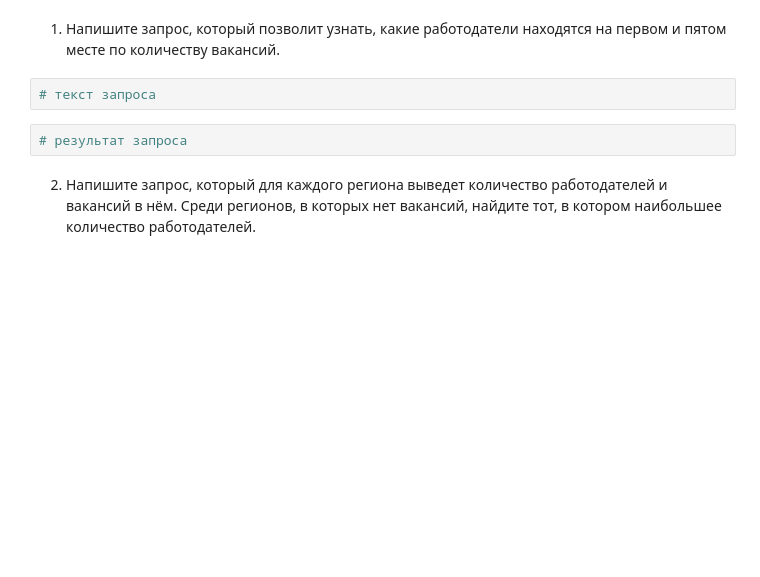
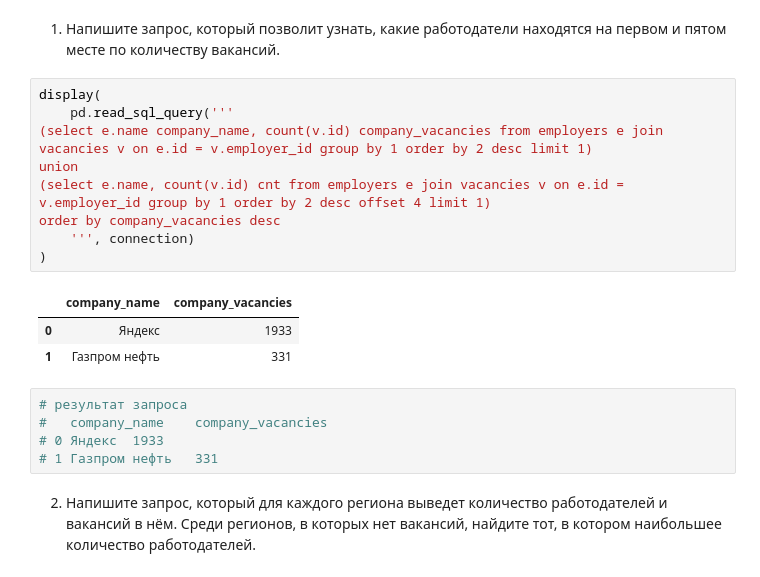
Before and after one commit to AlexeyLukovnikov/sf_data_science, a Jupyter notebook: BLOCK2_PROJECT-2/Project_2.ipynb, the cells around one changed output. Cells and saved outputs as stored; diff of their text form; blank space fills up the shorter version.

```diff
--- a/BLOCK2_PROJECT-2/Project_2.ipynb
+++ b/BLOCK2_PROJECT-2/Project_2.ipynb
@@ -184,9 +184,23 @@ display(
 # %% [markdown]
 1. Напишите запрос, который позволит узнать, какие работодатели находятся на первом и пятом месте по количеству вакансий.
 # %%
-# текст запроса
+display(
+    pd.read_sql_query('''
+(select e.name company_name, count(v.id) company_vacancies from employers e join vacancies v on e.id = v.employer_id group by 1 order by 2 desc limit 1)
+union
+(select e.name, count(v.id) cnt from employers e join vacancies v on e.id = v.employer_id group by 1 order by 2 desc offset 4 limit 1)
+order by company_vacancies desc
+    ''', connection)
+)
+# %% [output]
+|  | company_name | company_vacancies |
+| 0 | Яндекс | 1933 |
+| 1 | Газпром нефть | 331 |
 # %%
 # результат запроса
+# 	company_name	company_vacancies
+# 0	Яндекс	1933
+# 1	Газпром нефть	331
 # %% [markdown]
 2. Напишите запрос, который для каждого региона выведет количество работодателей и вакансий в нём.
 Среди регионов, в которых нет вакансий, найдите тот, в котором наибольшее количество работодателей.
```
